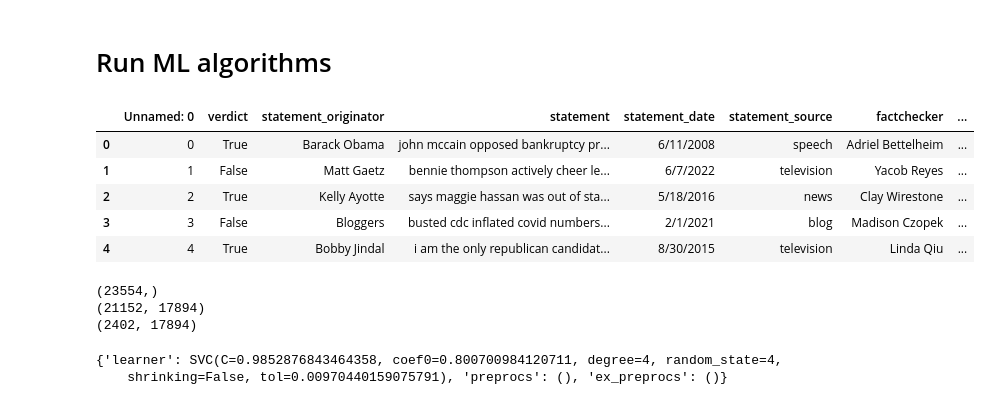
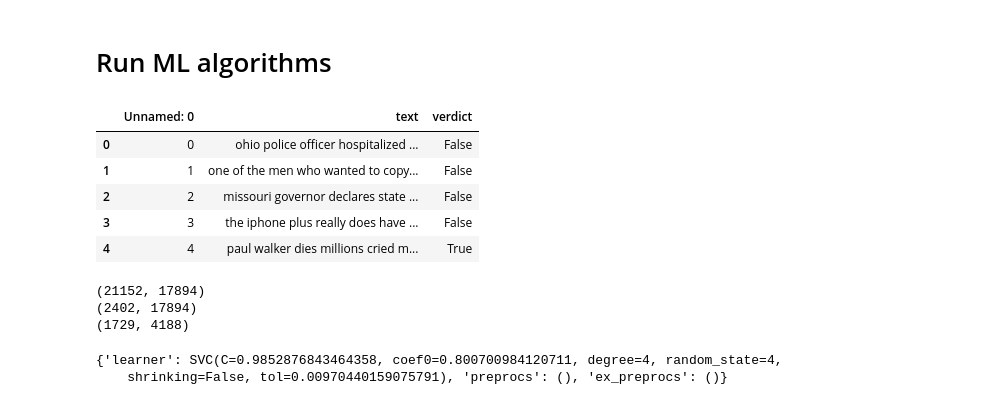
Before and after one commit to jiekelove7/wills-ensemble, a Jupyter notebook: rumour-detection-implementations.ipynb, the cells around one changed output. Saved outputs shown, nothing was run; the diff lists cells and outputs as text; code cells hidden in the pictures.

```diff
--- a/rumour-detection-implementations.ipynb
+++ b/rumour-detection-implementations.ipynb
@@ -16,17 +16,18 @@ from sklearn.metrics import accuracy_score, confusion_matrix, f1_score, Confusio
 
 from hpsklearn import HyperoptEstimator, svc, k_neighbors_classifier, logistic_regression, ada_boost_classifier, decision_tree_classifier
 # %%
-pheme = pd.read_csv('pheme.csv')
-politifact = pd.read_csv('politifact.csv')
+pheme = pd.read_csv('datasets\pheme.csv')
+politifact = pd.read_csv('datasets\politifact.csv')
+twitter = pd.read_csv('datasets\\twitter.csv')
 # %%
-politifact.head()
+twitter.head()
 # %% [output]
-|  | Unnamed: 0 | verdict | statement_originator | statement | statement_date | statement_source | factchecker | ... |
-| 0 | 0 | True | Barack Obama | john mccain opposed bankruptcy pr... | 6/11/2008 | speech | Adriel Bettelheim | ... |
-| 1 | 1 | False | Matt Gaetz | bennie thompson actively cheer le... | 6/7/2022 | television | Yacob Reyes | ... |
-| 2 | 2 | True | Kelly Ayotte | says maggie hassan was out of sta... | 5/18/2016 | news | Clay Wirestone | ... |
-| 3 | 3 | False | Bloggers | busted cdc inflated covid numbers... | 2/1/2021 | blog | Madison Czopek | ... |
-| 4 | 4 | True | Bobby Jindal | i am the only republican candidat... | 8/30/2015 | television | Linda Qiu | ... |
+|  | Unnamed: 0 | text | verdict |
+| 0 | 0 | ohio police officer hospitalized ... | False |
+| 1 | 1 | one of the men who wanted to copy... | False |
+| 2 | 2 | missouri governor declares state ... | False |
+| 3 | 3 | the iphone plus really does have ... | False |
+| 4 | 4 | paul walker dies millions cried m... | True |
 # %%
 # Prep data / Encode text
 
@@ -34,10 +35,12 @@ tfidf = TfidfVectorizer(max_df=0.6, min_df=0)
 #tfidf = HashingVectorizer(n_features=2**14)
 #Fix this - encode the datasets together
 all_statements = np.append(politifact['statement'].values, pheme['text'].values)
-print(all_statements.shape)
+
 all_tf = tfidf.fit_transform(all_statements)
 polit_tf = all_tf[:21152]
 pheme_tf = all_tf[21152:]
+
+twitter_tf = tfidf.fit_transform(twitter['text'])
 
 #polit_tf = tfidf.fit_transform(politifact['statement'].values)
 #pheme_tf = tfidf.fit_transform(pheme['text'].values)
@@ -47,10 +50,11 @@ X_cv = cv.fit_transform(pheme['text'].values)
 
 print(polit_tf.shape)
 print(pheme_tf.shape)
+print(twitter_tf.shape)
 # %% [output]
-(23554,)
 (21152, 17894)
 (2402, 17894)
+(1729, 4188)
 # %%
 # Select encoding
 X = pheme_tf
```
Also changed, not shown: parts of 4 cells of this notebook, 4 other files.
